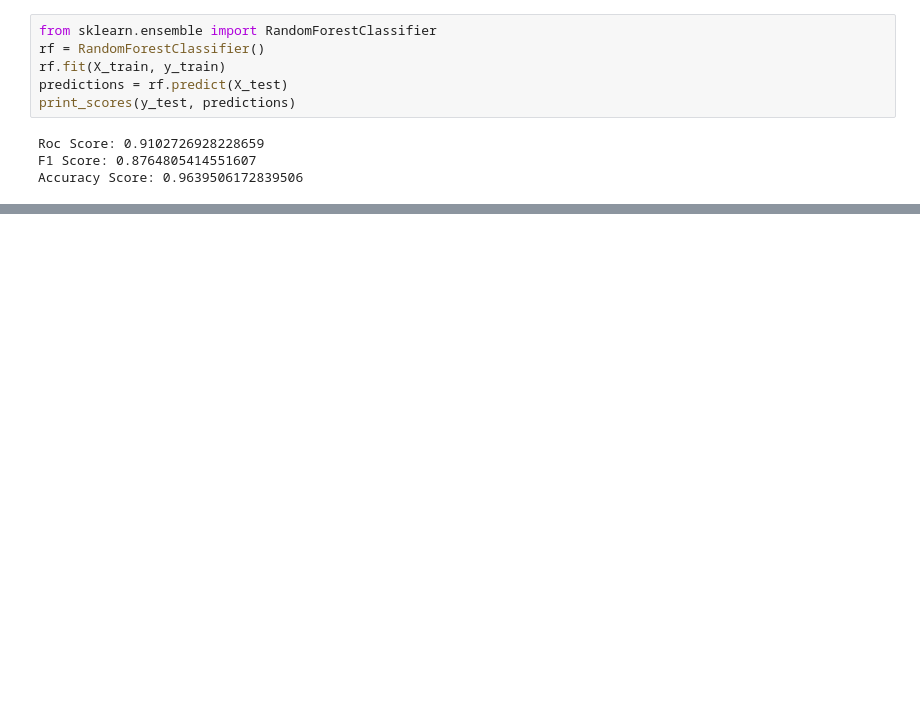
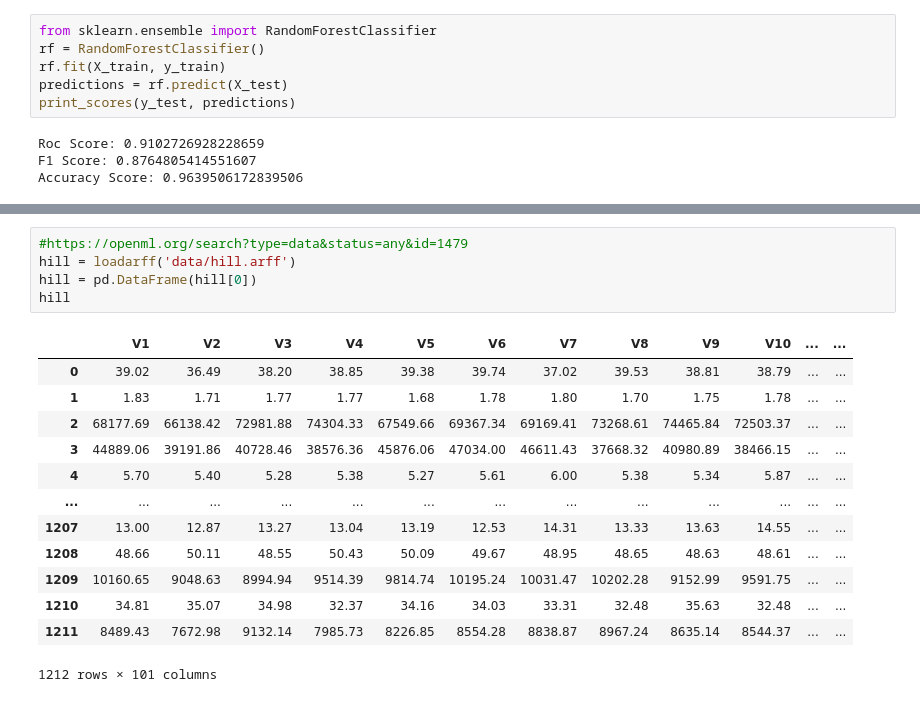
Before and after one commit to LeonDebatin/slim, a Jupyter notebook: mastero/bank.ipynb, the cells around one changed output, grey strips where cells are left out. Saved outputs shown, nothing was run; the diff lists cells and outputs as text; blank space fills up the shorter version.

Commit message:
data added

```diff
--- a/mastero/bank.ipynb
+++ b/mastero/bank.ipynb
@@ -265,0 +294,19 @@ Accuracy Score: 0.9639506172839506
+# %%
+#https://openml.org/search?type=data&status=any&id=1479
+hill = loadarff('data/hill.arff')
+hill = pd.DataFrame(hill[0])
+hill
+# %% [output]
+|  | V1 | V2 | V3 | V4 | V5 | V6 | V7 | V8 | V9 | V10 | ... | ... |
+| 0 | 39.02 | 36.49 | 38.20 | 38.85 | 39.38 | 39.74 | 37.02 | 39.53 | 38.81 | 38.79 | ... | ... |
+| 1 | 1.83 | 1.71 | 1.77 | 1.77 | 1.68 | 1.78 | 1.80 | 1.70 | 1.75 | 1.78 | ... | ... |
+| 2 | 68177.69 | 66138.42 | 72981.88 | 74304.33 | 67549.66 | 69367.34 | 69169.41 | 73268.61 | 74465.84 | 72503.37 | ... | ... |
+| 3 | 44889.06 | 39191.86 | 40728.46 | 38576.36 | 45876.06 | 47034.00 | 46611.43 | 37668.32 | 40980.89 | 38466.15 | ... | ... |
+| 4 | 5.70 | 5.40 | 5.28 | 5.38 | 5.27 | 5.61 | 6.00 | 5.38 | 5.34 | 5.87 | ... | ... |
+| ... | ... | ... | ... | ... | ... | ... | ... | ... | ... | ... | ... | ... |
+| 1207 | 13.00 | 12.87 | 13.27 | 13.04 | 13.19 | 12.53 | 14.31 | 13.33 | 13.63 | 14.55 | ... | ... |
+| 1208 | 48.66 | 50.11 | 48.55 | 50.43 | 50.09 | 49.67 | 48.95 | 48.65 | 48.63 | 48.61 | ... | ... |
+| 1209 | 10160.65 | 9048.63 | 8994.94 | 9514.39 | 9814.74 | 10195.24 | 10031.47 | 10202.28 | 9152.99 | 9591.75 | ... | ... |
+| 1210 | 34.81 | 35.07 | 34.98 | 32.37 | 34.16 | 34.03 | 33.31 | 32.48 | 35.63 | 32.48 | ... | ... |
+| 1211 | 8489.43 | 7672.98 | 9132.14 | 7985.73 | 8226.85 | 8554.28 | 8838.87 | 8967.24 | 8635.14 | 8544.37 | ... | ... |
+1212 rows × 101 columns
```
Also changed, not shown: parts of 24 cells of this notebook, 55 other files.
